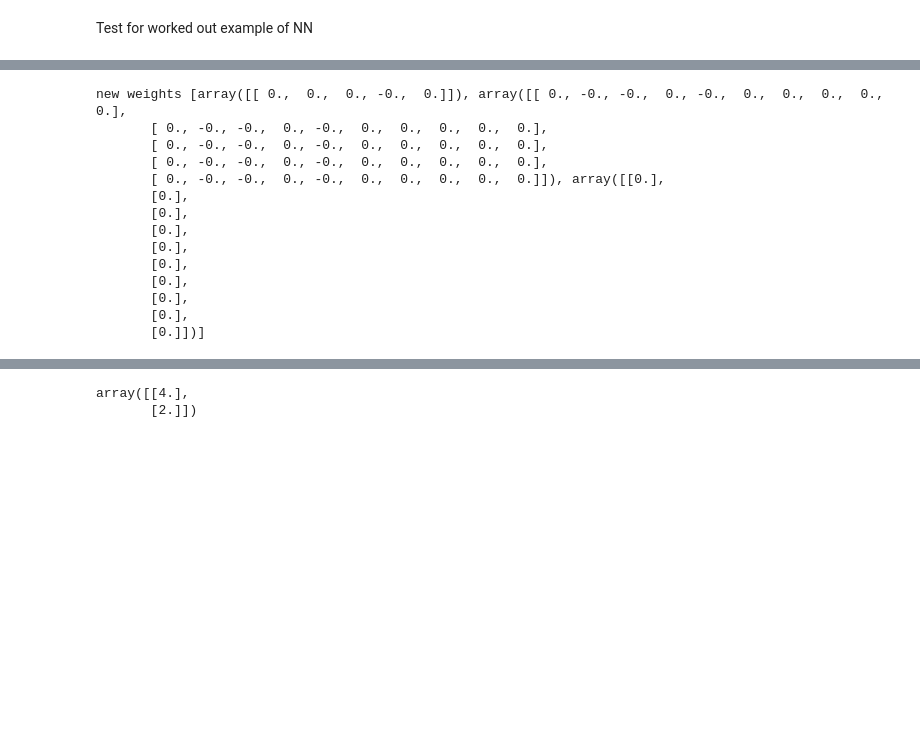
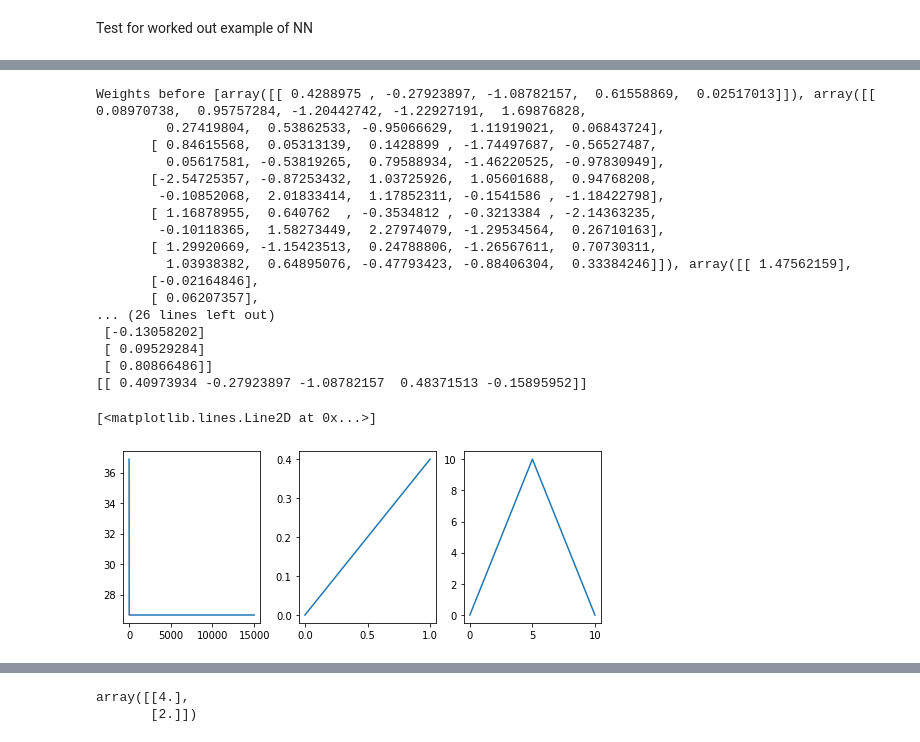
Before and after one commit to DarrenKey/Neural-Network-from-scratch, a Jupyter notebook: NN_from_scratch.ipynb, the cells around one changed output, grey strips where cells are left out. Saved outputs shown, nothing was run; the diff lists cells and outputs as text; code cells hidden in the pictures; blank space fills up the shorter version.

```diff
--- a/NN_from_scratch.ipynb
+++ b/NN_from_scratch.ipynb
@@ -635,30 +687,51 @@ MSE 5.666666666666667
 # %%
 #  more extreme test
 layer1 = Layer(5)
 layer2 = Layer(10)
 output_layer = Layer(1)
 
 test_from_statquest = NeuralNetwork([
     layer1, layer2, output_layer
 ])
 
 # Backpropagation to first example
-test_from_statquest.fit(test_data_x[0, None], test_data_y[0, None])
+error_history = test_from_statquest.fit(test_data_x, test_data_y, num_epochs=15000, lr=0.001)
+
+print(layer1.weights)
+
+fig, (ax1, ax2, ax3) = plt.subplots(1, 3, figsize=(7, 2.7), layout='constrained')
+
+x = np.arange(0,15001,1).reshape(-1,1)
+
+ax1.plot(x, error_history)
+ax1.set_title = "Training loss"
+
+x = np.arange(0, 1, 0.001).reshape(-1,1)
+
+ax2.plot(x, test_from_statquest(x))
+ax2.set_title = "Final network"
+
+ax3.plot(test_data_x, test_data_y)
 # %% [output]
-new weights [array([[ 0.,  0.,  0., -0.,  0.]]), array([[ 0., -0., -0.,  0., -0.,  0.,  0.,  0.,  0.,  0.],
-       [ 0., -0., -0.,  0., -0.,  0.,  0.,  0.,  0.,  0.],
-       [ 0., -0., -0.,  0., -0.,  0.,  0.,  0.,  0.,  0.],
-       [ 0., -0., -0.,  0., -0.,  0.,  0.,  0.,  0.,  0.],
-       [ 0., -0., -0.,  0., -0.,  0.,  0.,  0.,  0.,  0.]]), array([[0.],
-       [0.],
-       [0.],
-       [0.],
-       [0.],
-       [0.],
-       [0.],
-       [0.],
-       [0.],
-       [0.]])]
+Weights before [array([[ 0.4288975 , -0.27923897, -1.08782157,  0.61558869,  0.02517013]]), array([[ 0.08970738,  0.95757284, -1.20442742, -1.22927191,  1.69876828,
+         0.27419804,  0.53862533, -0.95066629,  1.11919021,  0.06843724],
+       [ 0.84615568,  0.05313139,  0.1428899 , -1.74497687, -0.56527487,
+         0.05617581, -0.53819265,  0.79588934, -1.46220525, -0.97830949],
+       [-2.54725357, -0.87253432,  1.03725926,  1.05601688,  0.94768208,
+        -0.10852068,  2.01833414,  1.17852311, -0.1541586 , -1.18422798],
+       [ 1.16878955,  0.640762  , -0.3534812 , -0.3213384 , -2.14363235,
+        -0.10118365,  1.58273449,  2.27974079, -1.29534564,  0.26710163],
+       [ 1.29920669, -1.15423513,  0.24788806, -1.26567611,  0.70730311,
+         1.03938382,  0.64895076, -0.47793423, -0.88406304,  0.33384246]]), array([[ 1.47562159],
+       [-0.02164846],
+       [ 0.06207357],
+... (26 lines left out)
+ [-0.13058202]
+ [ 0.09529284]
+ [ 0.80866486]]
+[[ 0.40973934 -0.27923897 -1.08782157  0.48371513 -0.15895952]]
+[<matplotlib.lines.Line2D at 0x...>]
+[figure, added]
 # %%
 # Test for neural network
 layer1 = Layer(2, inputs=1)
```
Also changed, not shown: parts of 6 cells of this notebook.
